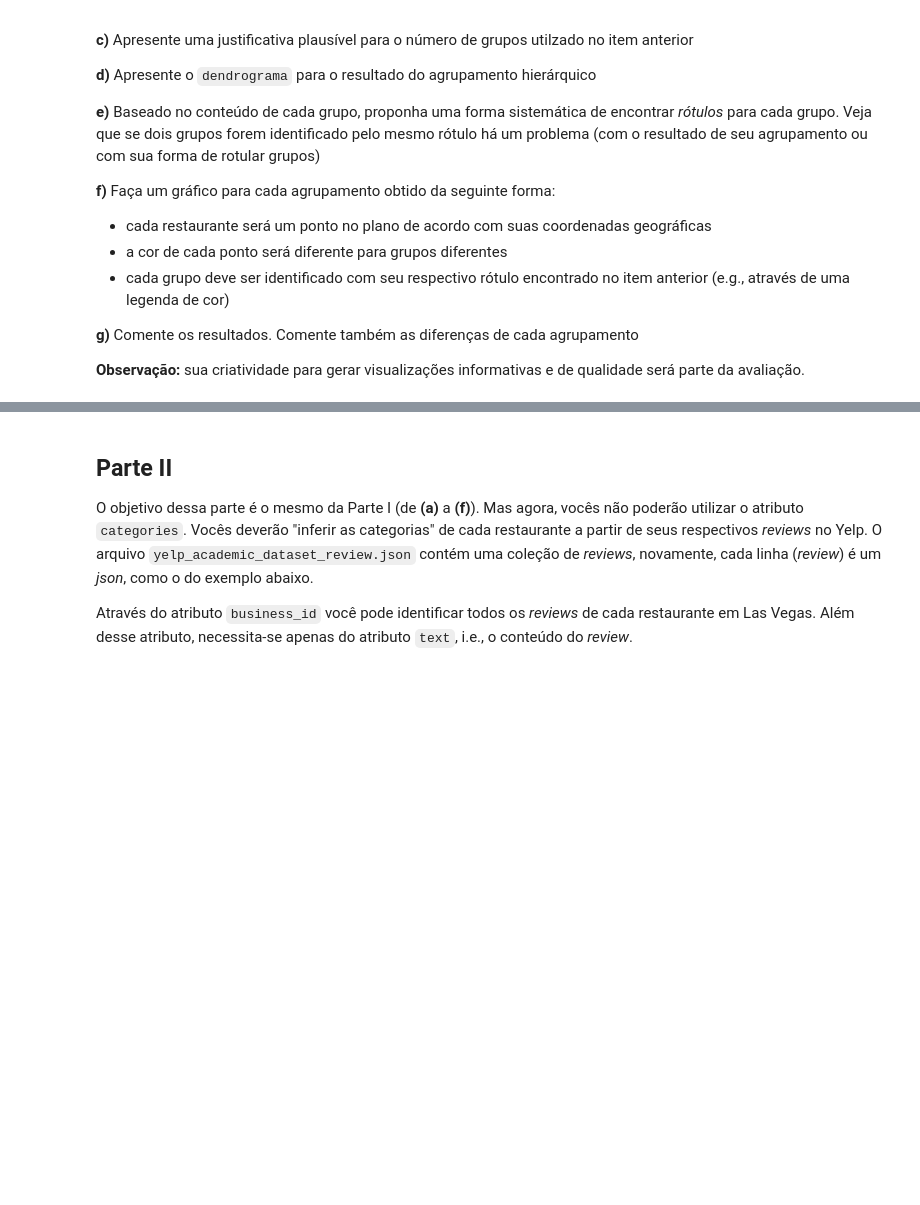
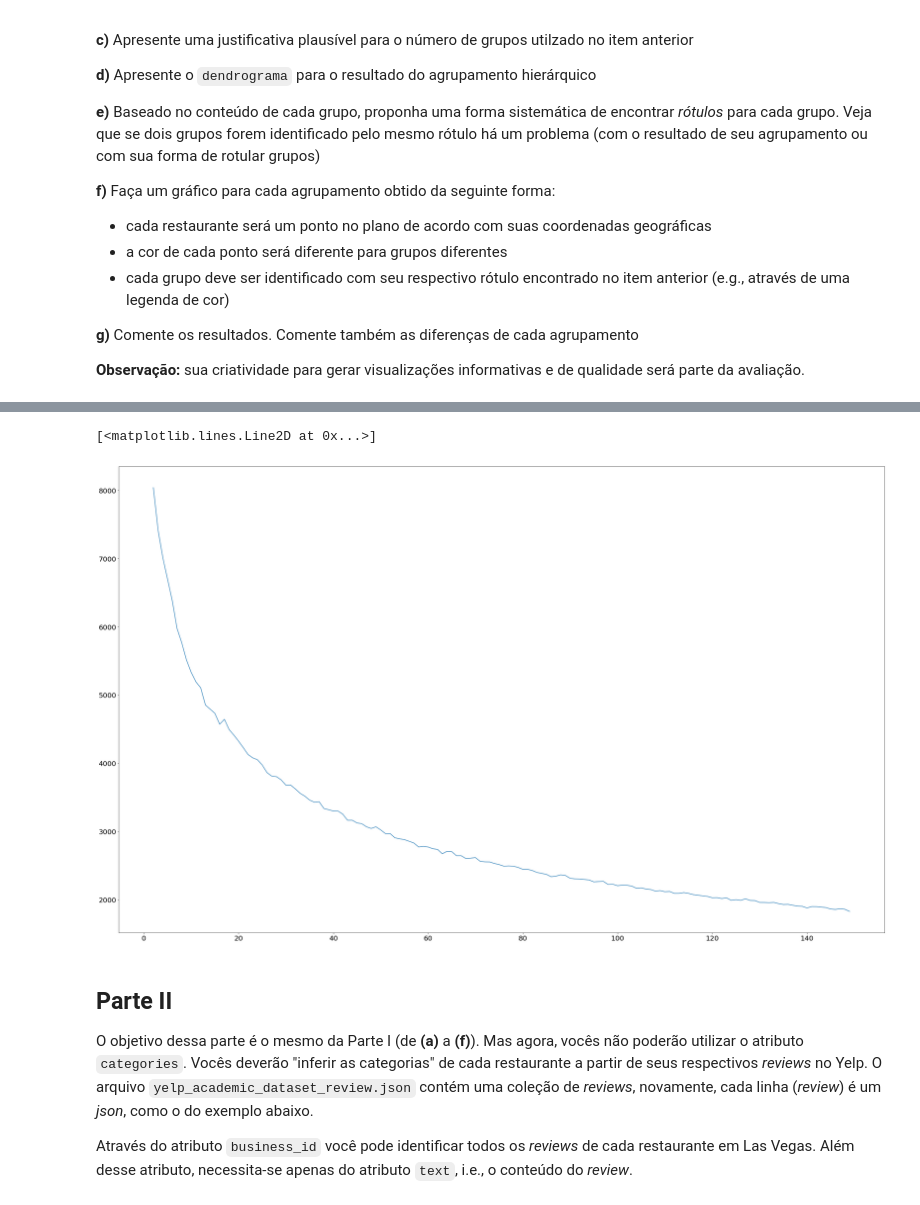
Before and after one commit to gaabrielfranco/data-mining-w1, a Jupyter notebook: w1.ipynb, the cells around one changed output, grey strips where cells are left out. Cells and saved outputs as stored; diff of their text form; code cells hidden in the pictures; blank space fills up the shorter version.

```diff
--- a/w1.ipynb
+++ b/w1.ipynb
@@ -122,3 +174,18 @@ df.to_csv('data/')
+# %%
+inertia = []
+
+for column in data:
+    data[column] = (data[column] - data[column].min()) / (data[column].max() - data[column].min())
+
+for k in range(2, 150):
+    km = KMeans(n_clusters=k)
+    labels = km.fit_predict(data)
+    inertia.append(km.inertia_)
+
+plt.plot(range(2, 150), inertia)
+# %% [output]
+[<matplotlib.lines.Line2D at 0x...>]
+[figure, added]
 # %% [markdown]
 ## Parte II
 
```
Also changed, not shown: parts of 7 cells of this notebook, 1 other file.
